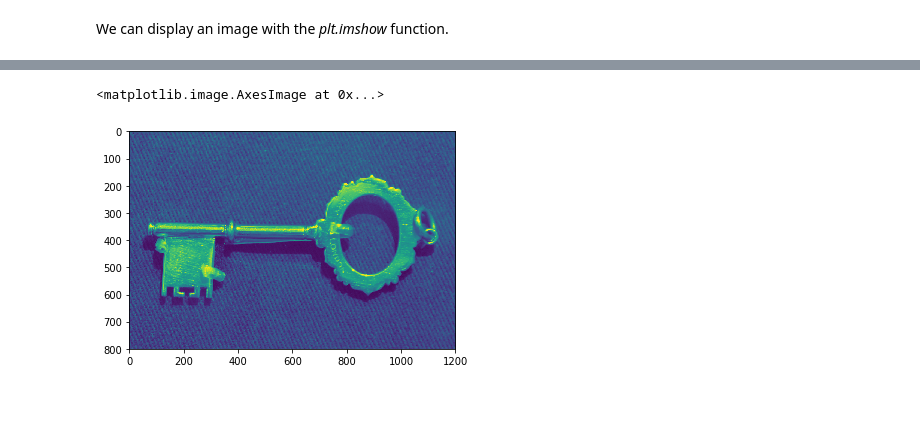
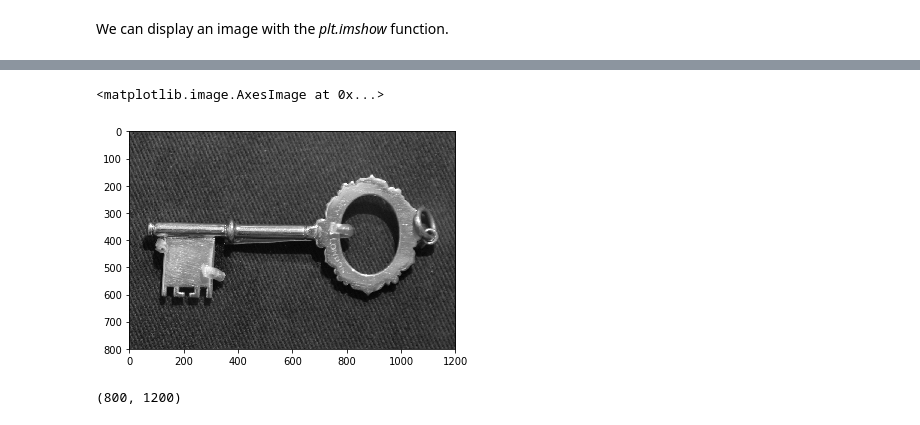
Before and after one commit to pablo-munoz/rasgos-descriptores-reconocimiento, a Jupyter notebook: work/segmentation/segmentation.ipynb, the cells around one changed output, grey strips where cells are left out. Drawn from its saved outputs; the diff is of its cells as text; code cells hidden in the pictures.

```diff
--- a/work/segmentation/segmentation.ipynb
+++ b/work/segmentation/segmentation.ipynb
@@ -5,6 +5,12 @@ First we read the image, the 'L' is to indicate that we want to read it in grays
 # %%
 from scipy import misc
+import numpy as np
 from matplotlib import pyplot as plt
-image_data = misc.imread('key1.jpg', mode='L')
+from functools import partial
+
+image_path = 'key1.jpg'
+
+image_color = misc.imread(image_path)
+image_data = misc.imread(image_path, mode='L')
 # %% [markdown]
 We can display an image with the *plt.imshow* function.
@@ -11,5 +22,9 @@ We can display an image with the *plt.imshow* function.
 # %%
-plt.imshow(image_data)
+plt.imshow(image_data, cmap='gray')
 # %% [output]
 <matplotlib.image.AxesImage at 0x...>
-[figure, old version]
+[figure, new version]
+# %%
+image_data.shape # Determine dimensions of the image
+# %% [output]
+(800, 1200)
```
Also changed, not shown: parts of 13 cells of this notebook, 1 other file.
